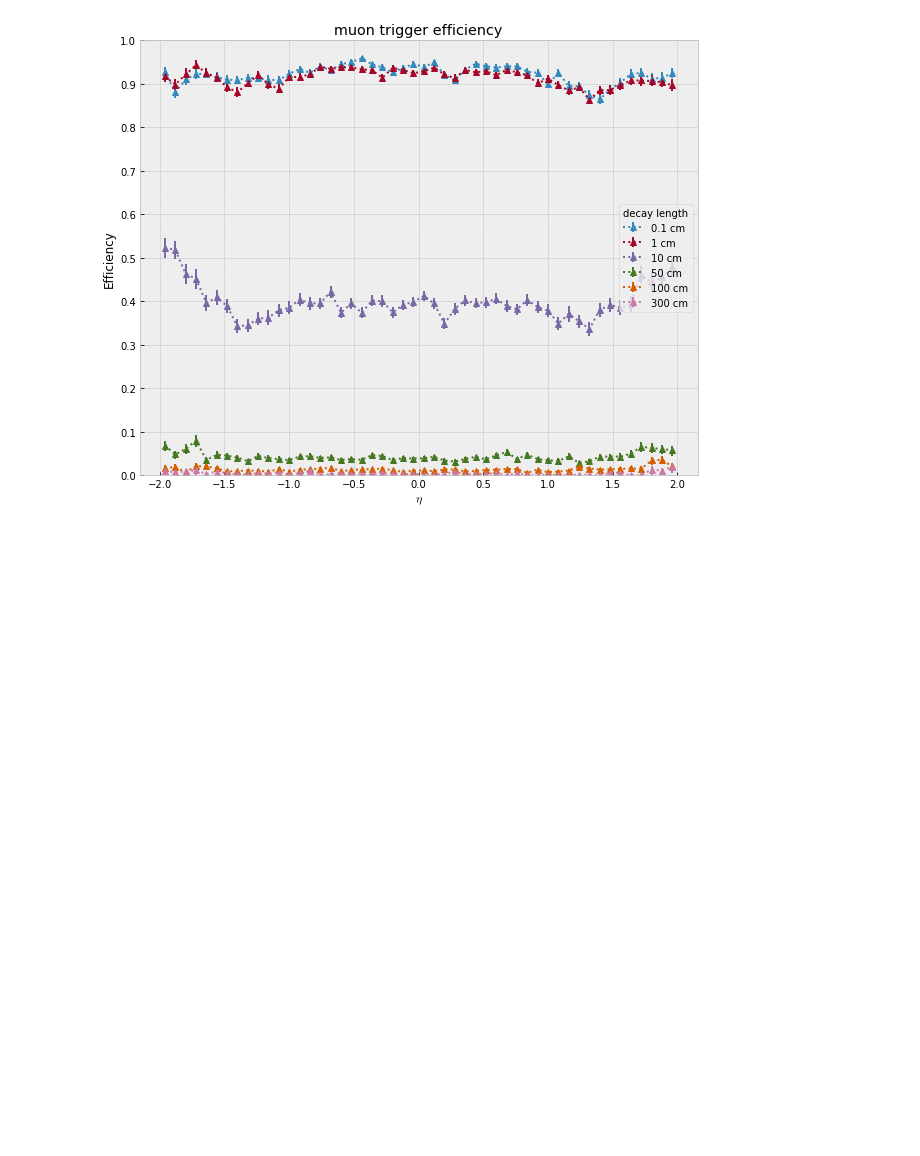
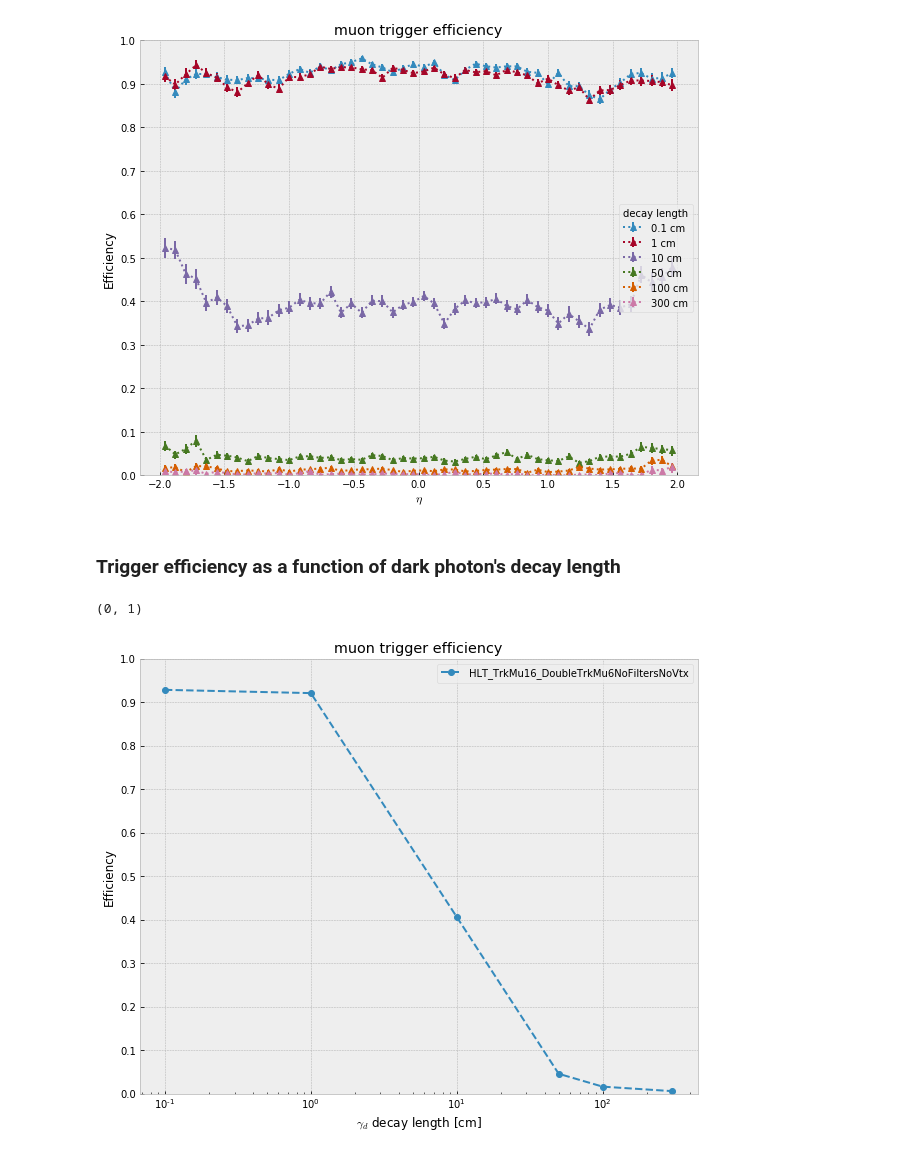
Before and after one commit to afrankenthal/iDM-analysis-plotting, a Jupyter notebook: trigMuEfficiency.ipynb, the cells around one changed output. Drawn from its saved outputs; the diff is of its cells as text; code cells hidden in the pictures; blank space fills up the shorter version.

Commit message:
upadate  a plot

```diff
--- a/trigMuEfficiency.ipynb
+++ b/trigMuEfficiency.ipynb
@@ -199,3 +199,24 @@ ax.legend(loc='best', title='decay length')
 # %% [output]
 <matplotlib.legend.Legend at 0x...>
 [figure]
+# %% [markdown]
+### Trigger efficiency as a function of dark photon's decay length
+# %%
+dl = np.array([0.1, 1.0, 10., 50., 100., 300.])
+eff = {
+    'HLT_TrkMu16_DoubleTrkMu6NoFiltersNoVtx': np.array([0.928211, 0.920689, 0.406031, 0.04534, 0.015782, 0.005422])
+}
+
+fig, ax = plt.subplots(figsize=(10,8))
+
+for l, v in eff.items():
+    ax.semilogx(dl, v, 'o--', label=l)
+ax.legend(loc='best')
+ax.set_title('muon trigger efficiency')
+ax.set_xlabel('$\gamma_{d}$ decay length [cm]')
+ax.set_ylabel('Efficiency')
+ax.yaxis.set_major_locator(plt.MaxNLocator(10))
+ax.set_ylim((0,1))
+# %% [output]
+(0, 1)
+[figure, added]
```
Also changed, not shown: parts of 4 cells of this notebook.
